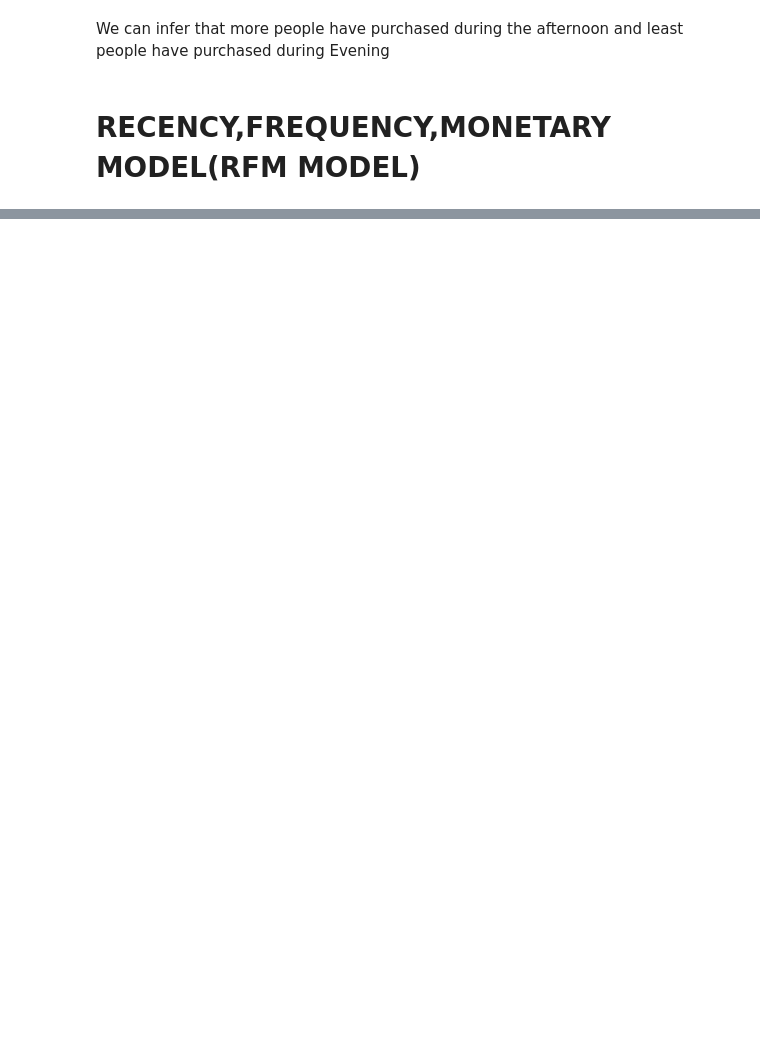
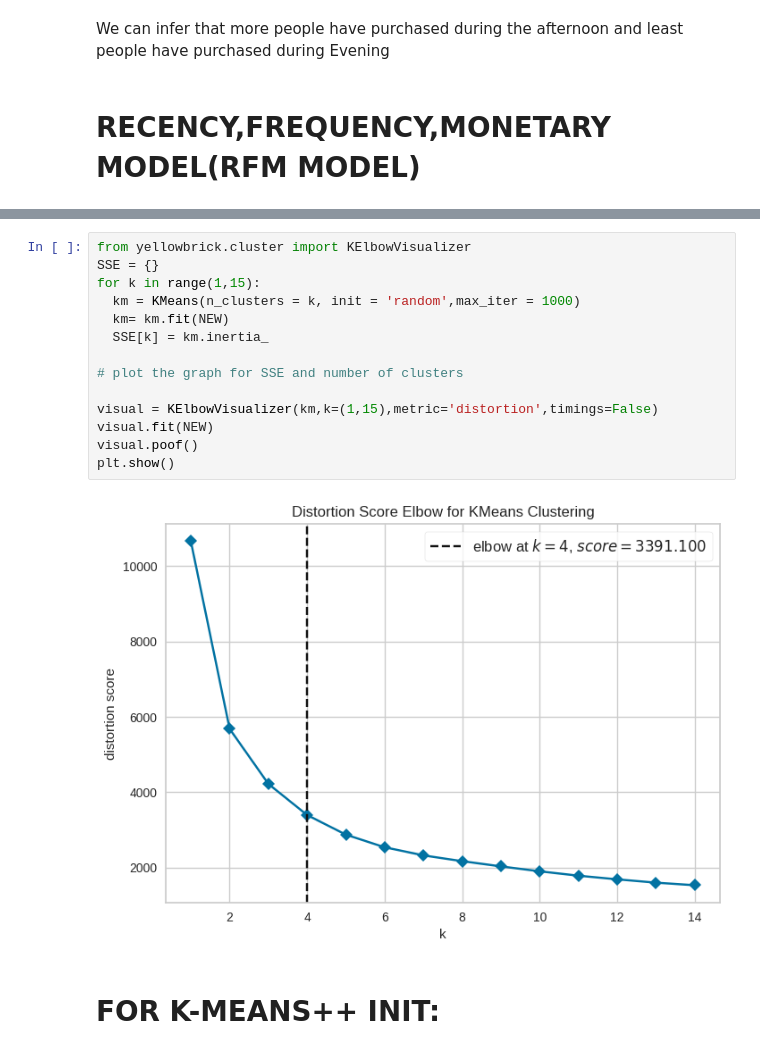
Before and after one commit to Mohit03singh/Customer-Segmentation-Using-Unsupervised-Learning, a Jupyter notebook: Customer_segmentation_using_unsupervised_learning.ipynb, the cells around one changed output, grey strips where cells are left out. Saved outputs shown, nothing was run; the diff lists cells and outputs as text; blank space fills up the shorter version.

```diff
--- a/Customer_segmentation_using_unsupervised_learning.ipynb
+++ b/Customer_segmentation_using_unsupervised_learning.ipynb
@@ -715,0 +874,18 @@ We can infer that more people have purchased during the afternoon and least peop
+# %%
+from yellowbrick.cluster import KElbowVisualizer
+SSE = {}
+for k in range(1,15):
+  km = KMeans(n_clusters = k, init = 'random',max_iter = 1000)
+  km= km.fit(NEW)
+  SSE[k] = km.inertia_
+
+# plot the graph for SSE and number of clusters
+
+visual = KElbowVisualizer(km,k=(1,15),metric='distortion',timings=False)
+visual.fit(NEW)
+visual.poof()
+plt.show()
+# %% [output]
+[figure, added]
+# %% [markdown]
+# **FOR K-MEANS++ INIT:**
```
Also changed, not shown: parts of 56 cells of this notebook.
